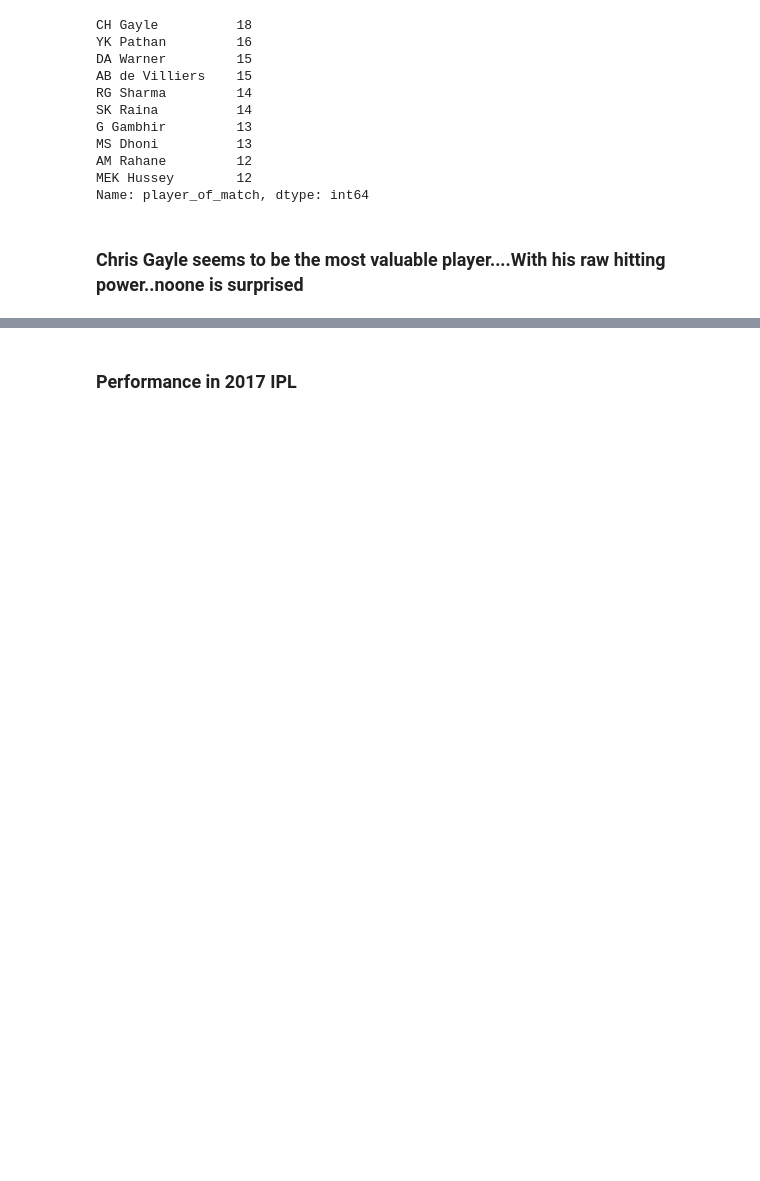
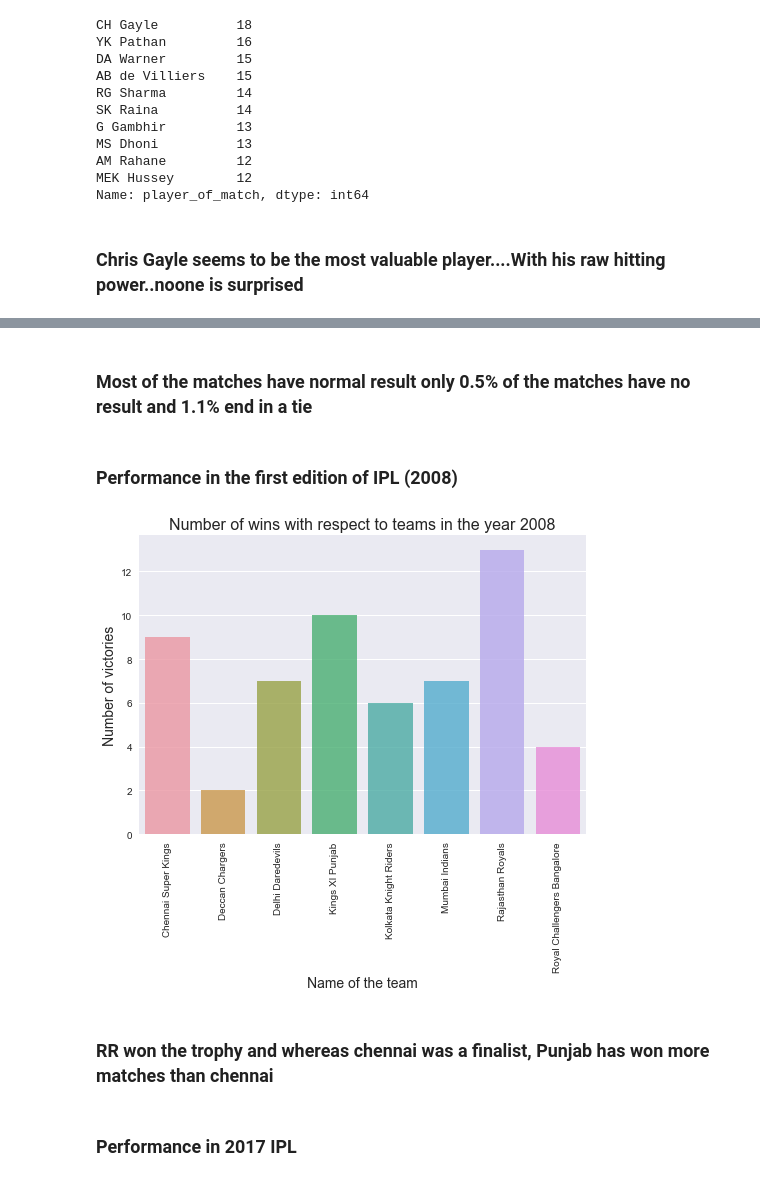
Before and after one commit to Sangarshanan/Data-visualization, a Jupyter notebook: IPL analysis/IPL.ipynb, the cells around one changed output, grey strips where cells are left out. Cells and saved outputs as stored; diff of their text form; code cells hidden in the pictures; blank space fills up the shorter version.

```diff
--- a/IPL analysis/IPL.ipynb
+++ b/IPL analysis/IPL.ipynb
@@ -72,3 +82,20 @@ Name: player_of_match, dtype: int64
+# %% [markdown]
+### Most of the matches have normal result only 0.5% of the matches have no result and 1.1% end in a tie
+# %% [markdown]
+### Performance in the first edition of IPL (2008)
+# %%
+year2017 = data.loc[data['season'] == 2008,:]
+Best = year2017.groupby('winner').size()
+sns.barplot(Best.index, Best.values, alpha=0.8)
+plt.xticks(rotation='vertical')
+plt.xlabel('Name of the team', fontsize=14)
+plt.ylabel('Number of victories', fontsize=14)
+plt.title("Number of wins with respect to teams in the year 2008", fontsize=16)
+plt.show()
+# %% [output]
+[figure, added]
+# %% [markdown]
+### RR won the trophy and whereas chennai was a finalist, Punjab has won more matches than chennai
 # %% [markdown]
 ### Performance in 2017 IPL
 # %%
```
Also changed, not shown: parts of 9 cells of this notebook.
